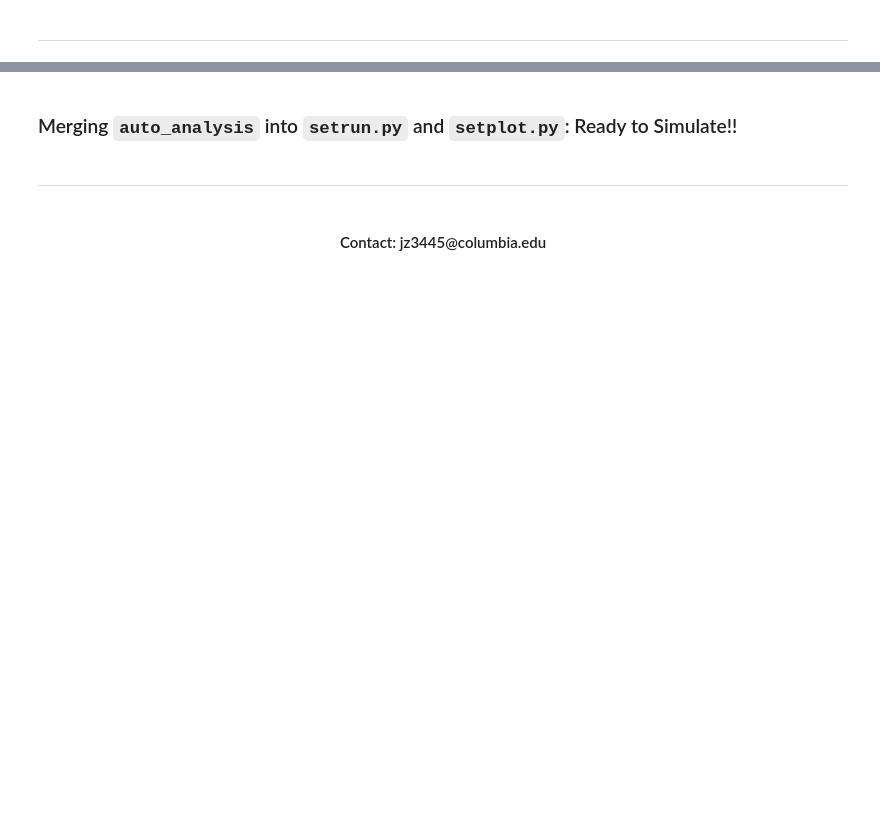
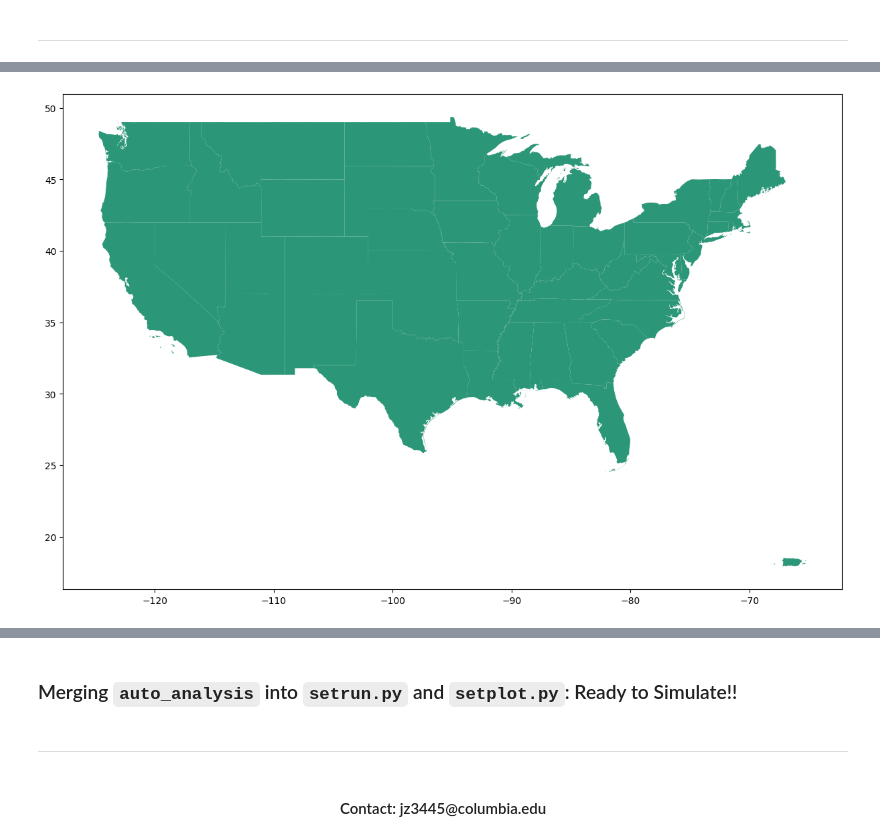
Before and after one commit to MaxPaiPai/auto_storm, a Jupyter notebook: auto_analysis_notebook/auto_analysis.ipynb, the cells around one changed output, grey strips where cells are left out. Drawn from its saved outputs; the diff is of its cells as text; code cells hidden in the pictures; blank space fills up the shorter version.

```diff
--- a/auto_analysis_notebook/auto_analysis.ipynb
+++ b/auto_analysis_notebook/auto_analysis.ipynb
@@ -38,0 +140,4 @@ We will focus on modeling and validating water surge generated by storm systems
+# %%
+# Get US boarder data and use geopandas to read in the data
+country = geopandas.read_file("gz_2010_us_040_00_500k.json")
+country.head()
@@ -38,0 +151,6 @@ We will focus on modeling and validating water surge generated by storm systems
+# %%
+# Check the data is working. Alaska and Hawaii are excluded from the plot due to best visual effect.
+country[country['NAME'].isin(['Alaska', 'Hawaii'])==False].plot(color = '#2C9678', figsize=(15,10))
+plt.show()
+# %% [output]
+[figure, added]
```
Also changed, not shown: parts of 26 cells of this notebook.
